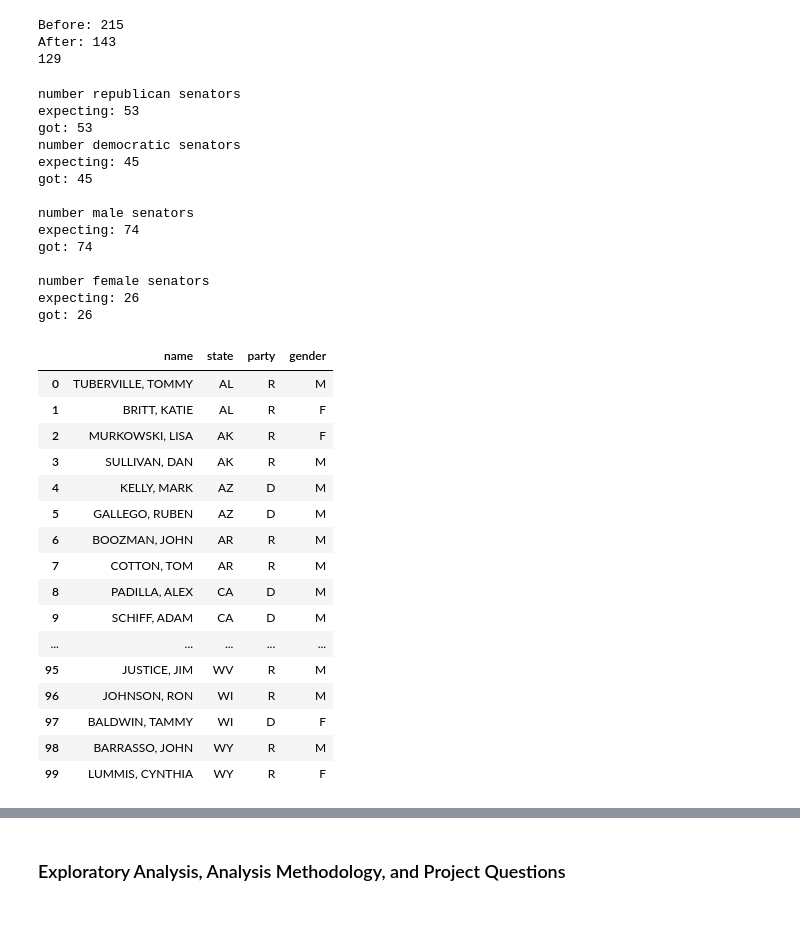
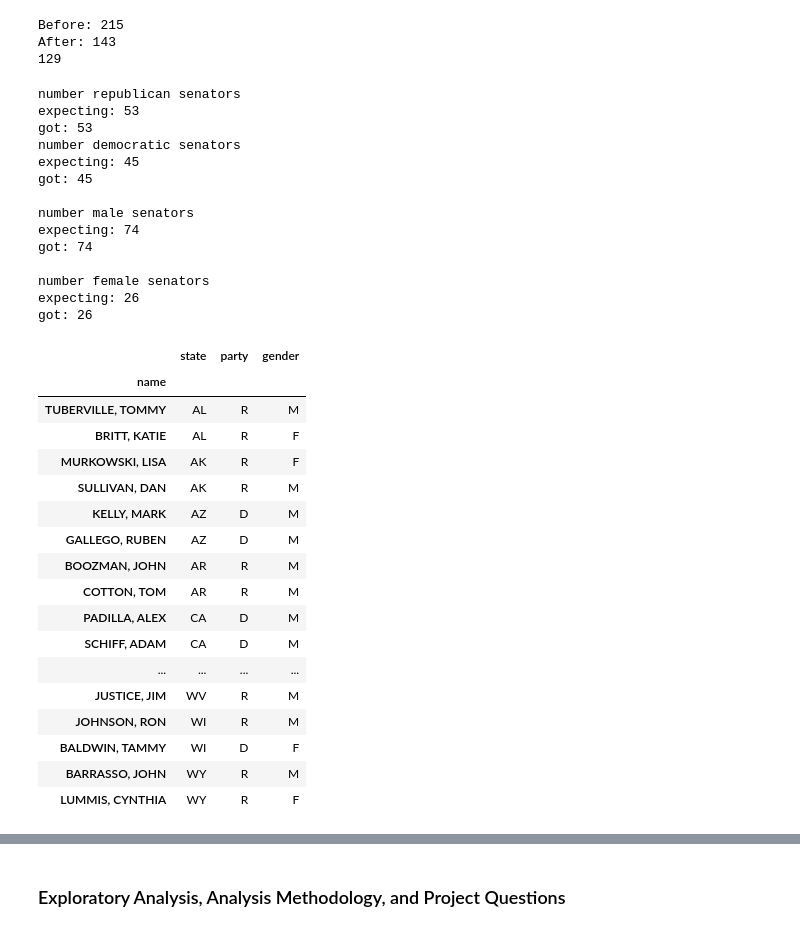
Before and after one commit to magicdracon/Data-Science-Final-Project, a Jupyter notebook: main.ipynb, the cells around one changed output, grey strips where cells are left out. Cells and saved outputs as stored; diff of their text form; code cells hidden in the pictures.

```diff
--- a/main.ipynb
+++ b/main.ipynb
@@ -154,5 +157,6 @@ After: 143
 # Liv - create dataset for current senate members
 # add gender markers for current senate members; "M" = male "F" = female "O" = other
 # add a column for state and party of senator
+# (all data for this cell came from https://www.senate.gov/senators/ )
 
 # list of senators:
@@ -174,7 +178,7 @@ current_senator_genders = ["M", "F", "F", "M", "M", "M", "M", "M", "M", "M", "M"
 
 current_senators_df = pd.DataFrame({"name" : current_senator_names, "state" : current_senator_states, "party" : current_senator_parties, "gender" : current_senator_genders})
 
-# current_senators_df = current_senators_df.set_index("name")
+current_senators_df = current_senators_df.set_index("name")
 
 
 # checking entries
@@ -192,52 +196,53 @@ print()
 print("number female senators")
 print("expecting: 26")
 print("got: " + str(len(current_senators_df[current_senators_df["gender"] == "F"])))
 print()
 print("")
 print("")
 print("")
 print("")
 print("")
 
 democratic_current_senators_df = (current_senators_df[current_senators_df["party"] == "D"])
 republican_current_senators_df = (current_senators_df[current_senators_df["party"] == "R"])
 
 
 # uncomment to see full dataset
-# pd.set_option("display.max_rows", None)
-# current_senators_df
+pd.set_option("display.max_rows", None)
+current_senators_df
 # %% [output]
 number republican senators
 expecting: 53
 got: 53
 number democratic senators
 expecting: 45
 got: 45
 
 number male senators
 expecting: 74
 got: 74
 
 number female senators
 expecting: 26
 got: 26
-|  | name | state | party | gender |
-| 0 | TUBERVILLE, TOMMY | AL | R | M |
-| 1 | BRITT, KATIE | AL | R | F |
-| 2 | MURKOWSKI, LISA | AK | R | F |
-| 3 | SULLIVAN, DAN | AK | R | M |
-| 4 | KELLY, MARK | AZ | D | M |
-| 5 | GALLEGO, RUBEN | AZ | D | M |
-| 6 | BOOZMAN, JOHN | AR | R | M |
-| 7 | COTTON, TOM | AR | R | M |
-| 8 | PADILLA, ALEX | CA | D | M |
-| 9 | SCHIFF, ADAM | CA | D | M |
-| ... | ... | ... | ... | ... |
-| 95 | JUSTICE, JIM | WV | R | M |
-| 96 | JOHNSON, RON | WI | R | M |
-| 97 | BALDWIN, TAMMY | WI | D | F |
-| 98 | BARRASSO, JOHN | WY | R | M |
-| 99 | LUMMIS, CYNTHIA | WY | R | F |
+|  | state | party | gender |
+| name |  |  |  |
+| TUBERVILLE, TOMMY | AL | R | M |
+| BRITT, KATIE | AL | R | F |
+| MURKOWSKI, LISA | AK | R | F |
+| SULLIVAN, DAN | AK | R | M |
+| KELLY, MARK | AZ | D | M |
+| GALLEGO, RUBEN | AZ | D | M |
+| BOOZMAN, JOHN | AR | R | M |
+| COTTON, TOM | AR | R | M |
+| PADILLA, ALEX | CA | D | M |
+| SCHIFF, ADAM | CA | D | M |
+| ... | ... | ... | ... |
+| JUSTICE, JIM | WV | R | M |
+| JOHNSON, RON | WI | R | M |
+| BALDWIN, TAMMY | WI | D | F |
+| BARRASSO, JOHN | WY | R | M |
+| LUMMIS, CYNTHIA | WY | R | F |
 # %%
 #Sam - Create a new column for supporting/opposing converted to true/false (let supporting = true opposing = false)
 expendituresDataFrame["is_support"] = expendituresDataFrame["sup_opp"] == "S"
```
Also changed, not shown: parts of 7 cells of this notebook, 1 other file.
